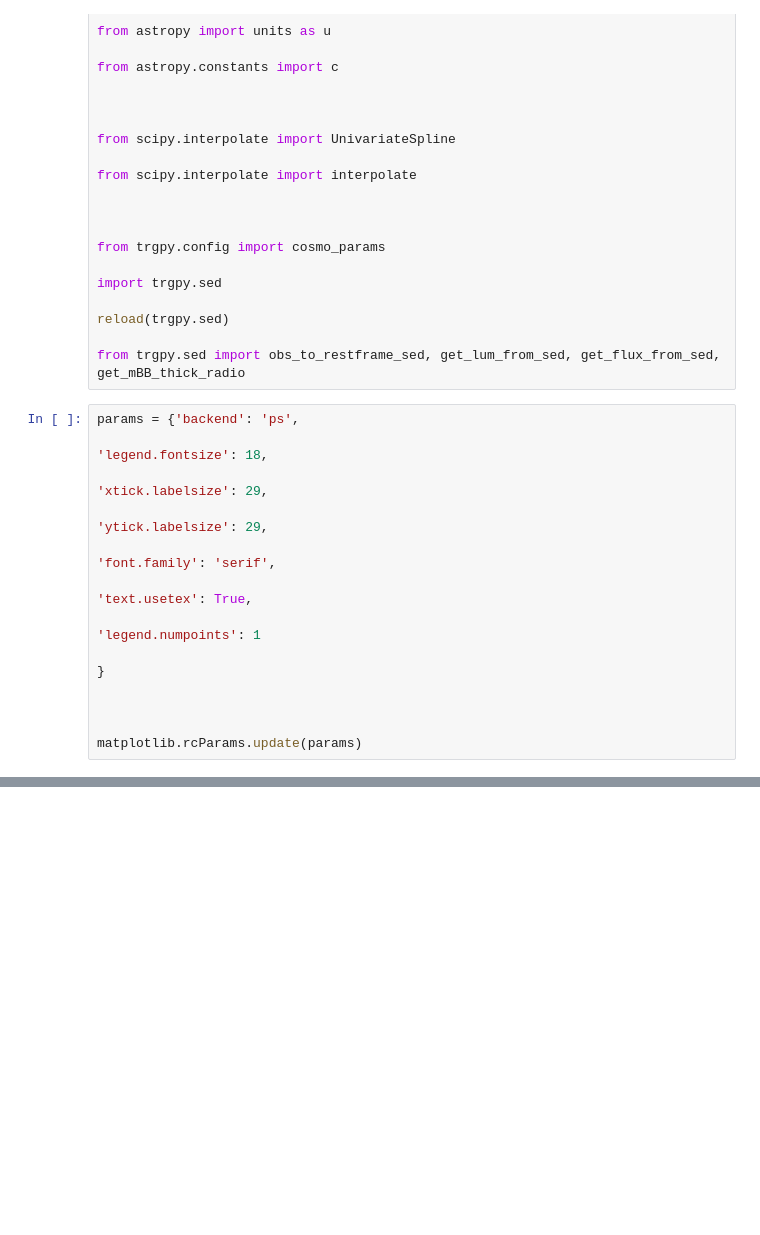
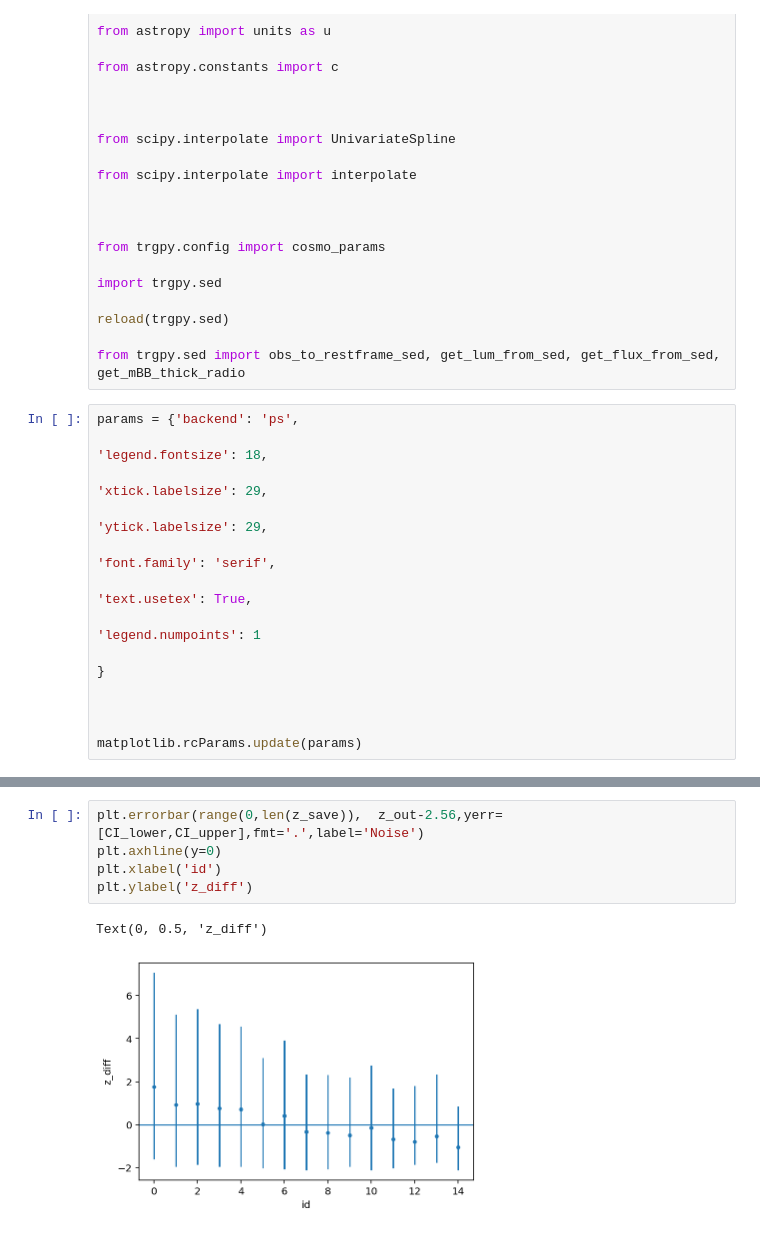
Before and after one commit to MalteBrinch/syntheticSED, a Jupyter notebook: SampleSED.ipynb, the cells around one changed output, grey strips where cells are left out. Drawn from its saved outputs; the diff is of its cells as text; blank space fills up the shorter version.

```diff
--- a/SampleSED.ipynb
+++ b/SampleSED.ipynb
@@ -327,0 +309,8 @@ plt.show()
+# %%
+plt.errorbar(range(0,len(z_save)),  z_out-2.56,yerr=[CI_lower,CI_upper],fmt='.',label='Noise')
+plt.axhline(y=0)
+plt.xlabel('id')
+plt.ylabel('z_diff')
+# %% [output]
+Text(0, 0.5, 'z_diff')
+[figure, added]
```
Also changed, not shown: parts of 17 cells of this notebook.
